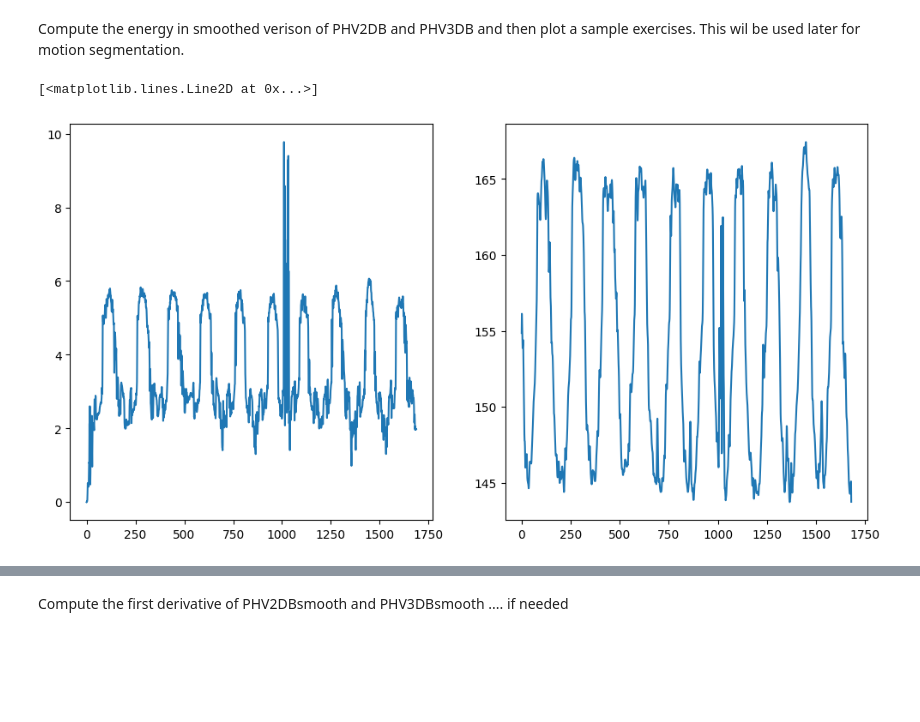
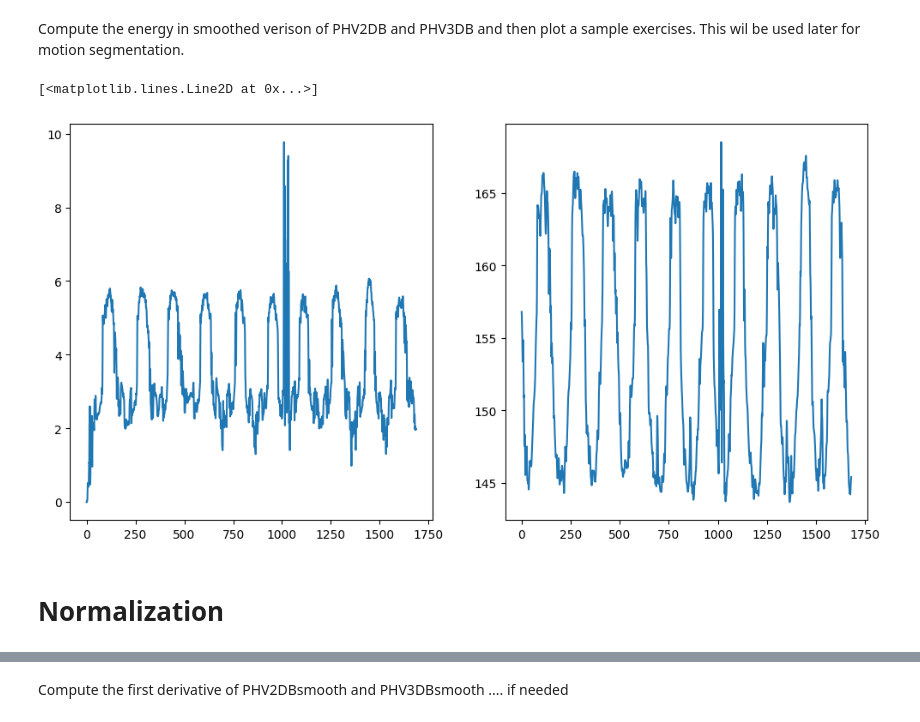
Before and after one commit to mkjubran/AI-Assisted-Physical-Rehabilitation-using-Pause-Detection, a Jupyter notebook: AI_Assisted_Physical_Therapy_using_Pause_Detection_v1.ipynb, the cells around one changed output, grey strips where cells are left out. Saved outputs shown, nothing was run; the diff lists cells and outputs as text; code cells hidden in the pictures; blank space fills up the shorter version.

```diff
--- a/AI_Assisted_Physical_Therapy_using_Pause_Detection_v1.ipynb
+++ b/AI_Assisted_Physical_Therapy_using_Pause_Detection_v1.ipynb
@@ -102,20 +102,22 @@ Compute the energy in smoothed verison of PHV2DB and PHV3DB and then plot a samp
 # %%
 PHV2DBsmooth_Energy={}
 for k in PHV2DBsmooth.keys():
-   PHV2DBsmooth_Energy[k]=np.square(PHV2DBsmooth[k]).sum(axis=1).sum(axis=1)
+   PHV2DBsmooth_Energy[k]=np.square(PHV2DBsmooth[k]).sum(axis=1).sum(axis=1)[3:-3]
 # %%
 PHV3DBsmooth_Energy={}
 for k in PHV3DBsmooth.keys():
-   PHV3DBsmooth_Energy[k]=np.square(PHV3DBsmooth[k]).sum(axis=1).sum(axis=1)
+   PHV3DBsmooth_Energy[k]=np.square(PHV3DBsmooth[k]).sum(axis=1).sum(axis=1)[3:-3]
 # %%
 import matplotlib.pyplot as plt
 plt.figure(figsize=(12, 6))
 plt.subplot(1, 2, 1)
 plt.plot(PHV3DB_Energy[E_name])
 
 #plot 2:
 plt.subplot(1, 2, 2)
-plt.plot(PHV3DBsmooth_Energy[E_name][3:-3])
+plt.plot(PHV3DBsmooth_Energy[E_name])
 # %% [output]
 [<matplotlib.lines.Line2D at 0x...>]
-[figure, old version]
+[figure, new version]
+# %% [markdown]
+# Normalization
```
Also changed, not shown: parts of 17 cells of this notebook.
